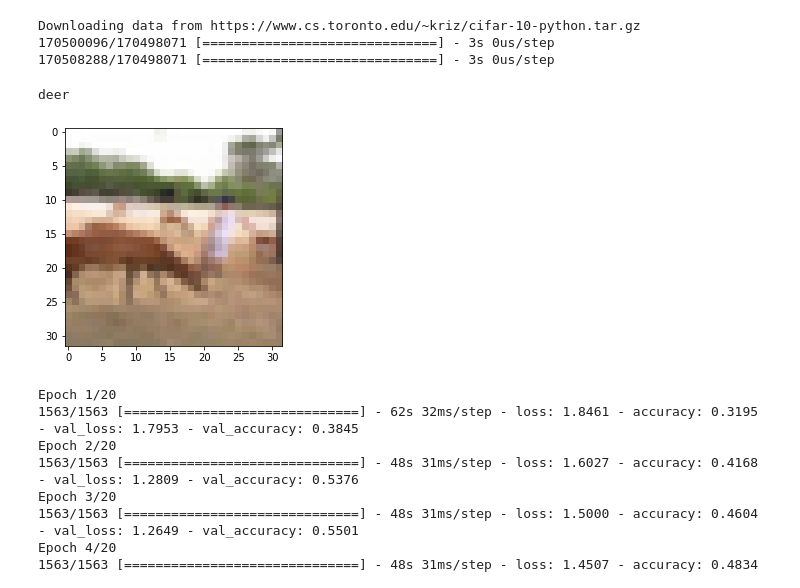
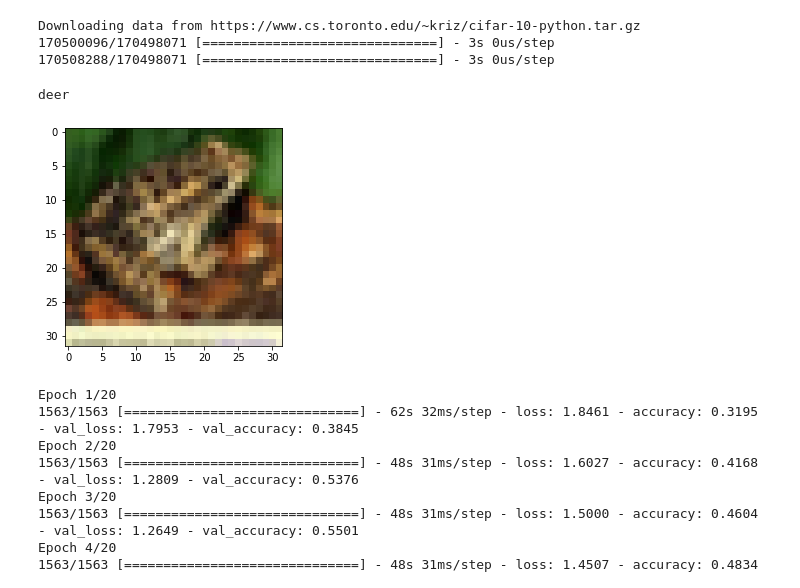
Before and after one commit to DawoodBhai420/Small-Image-Classification-Using-CNN, a Jupyter notebook: cifar_10_image_classification_with_image_augmentation.ipynb, the cells around one changed output. Drawn from its saved outputs; the diff is of its cells as text; code cells hidden in the pictures.

```diff
--- a/cifar_10_image_classification_with_image_augmentation.ipynb
+++ b/cifar_10_image_classification_with_image_augmentation.ipynb
@@ -21,10 +21,10 @@ def plot_image(X, y, index):
   plt.imshow(X[index])
   print(classes[y[index]])
 # %%
-plot_image(X_train, y_train, 296)
+plot_image(X_test, y_train, 296)
 # %% [output]
 deer
-[figure, old version]
+[figure, new version]
 # %%
 from tensorflow.keras.preprocessing.image import ImageDataGenerator
 train_datagen = ImageDataGenerator(rescale=1./255,
```
Also changed, not shown: parts of 3 cells of this notebook.
